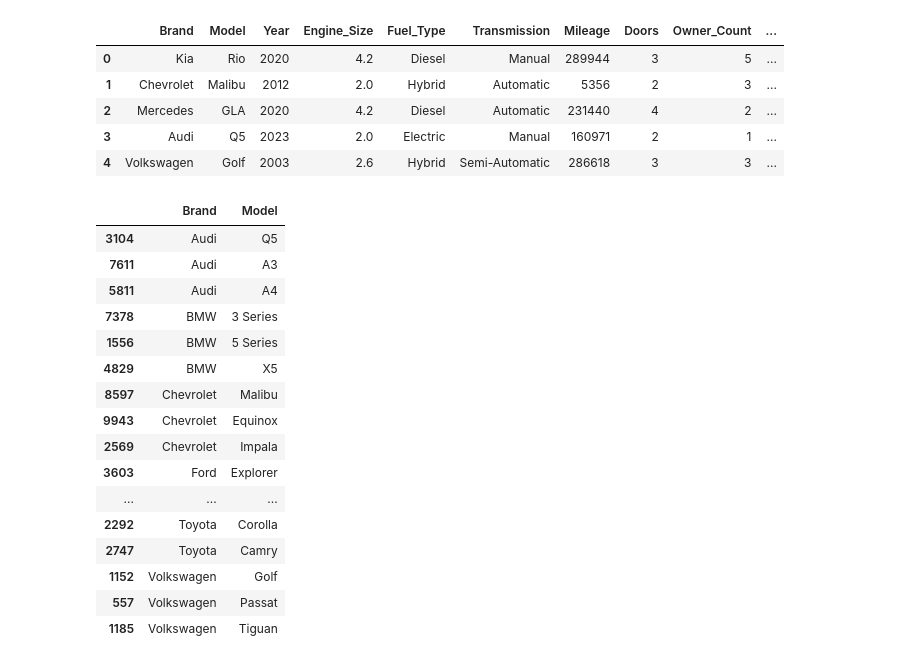
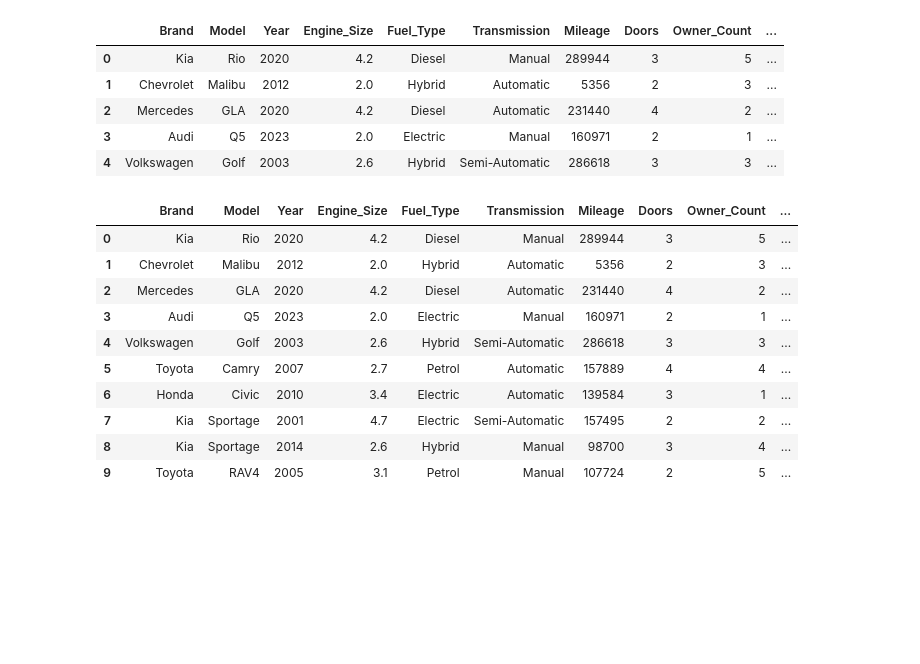
Before and after one commit to NickyNguyen1910/Thesis, a Jupyter notebook: main.ipynb, the cells around one changed output. Drawn from its saved outputs; the diff is of its cells as text; code cells hidden in the pictures; blank space fills up the shorter version.

```diff
--- a/main.ipynb
+++ b/main.ipynb
@@ -25,24 +28,42 @@ df_sorted_unique.to_csv('D:\Study-3rd(1st)\Thesis\Thesis\data\sorted.csv', index
-# %%
-df_sorted_unique.head(100)
-# %% [output]
-|  | Brand | Model |
-| 3104 | Audi | Q5 |
-| 7611 | Audi | A3 |
-| 5811 | Audi | A4 |
-| 7378 | BMW | 3 Series |
-| 1556 | BMW | 5 Series |
-| 4829 | BMW | X5 |
-| 8597 | Chevrolet | Malibu |
-| 9943 | Chevrolet | Equinox |
-| 2569 | Chevrolet | Impala |
-| 3603 | Ford | Explorer |
-| ... | ... | ... |
-| 2292 | Toyota | Corolla |
-| 2747 | Toyota | Camry |
-| 1152 | Volkswagen | Golf |
-| 557 | Volkswagen | Passat |
-| 1185 | Volkswagen | Tiguan |
 # %%
-#Encode
-# Audi:0 ; BMW:1 ; Chevrolet:2 ; Ford:3 ; Honda:4 ; Hyundai:5 ; Kia:6 : Mercedes:7 ; Toyota:8 ; Volkswagen:9
-# Q5:0 ; A3:1 ; A4:2 ; 3 Series:0 ; 5 Series:1 ; X5:2 ; Malibu:0 ; Equinox:1 ; Impala:2 ; Explorer:0 ; Focus:1 ; Fiesta:2 ; Accord:0 ; CR-V:1 ; Civic:2 ; Tucson:0 ; Elantra:1 ; Sonata:2 ; Sportage:0 ; Rio:1 ; Optima:2 ; GLA:0 ; C-Class:1 ; E-Class:2 ; RAV4:0 ;  Corolla:1 ; Camry:2 ; Golf:0 ;  Passat:1 ; Tiguan:2
+data = pd.read_csv("D:\Study-3rd(1st)\Thesis\Thesis\data\car_price_dataset (1).csv")
+
+brand_mapping = {
+    "Audi": 0, "BMW": 1, "Chevrolet": 2, "Ford": 3, "Honda": 4,
+    "Hyundai": 5, "Kia": 6, "Mercedes": 7, "Toyota": 8, "Volkswagen": 9
+}
+
+model_mapping = {
+    "Q5": 0, "A3": 1, "A4": 2, "3 Series": 0, "5 Series": 1, "X5": 2,
+    "Malibu": 0, "Equinox": 1, "Impala": 2, "Explorer": 0, "Focus": 1, "Fiesta": 2,
+    "Accord": 0, "CR-V": 1, "Civic": 2, "Tucson": 0, "Elantra": 1, "Sonata": 2,
+    "Sportage": 0, "Rio": 1, "Optima": 2, "GLA": 0, "C-Class": 1, "E-Class": 2,
+    "RAV4": 0, "Corolla": 1, "Camry": 2, "Golf": 0, "Passat": 1, "Tiguan": 2
+}
+
+fuel_type_mapping = {
+    "Electric": 0, "Diesel": 1, "Hybrid": 2, "Petrol": 3
+}
+
+transmission_mapping = {
+    "Manual": 0, "Automatic": 1, "Semi-Automatic": 2,
+}
+
+data["Brand_Encoded"] = data["Brand"].map(brand_mapping)
+data["Model_Encoded"] = data["Model"].map(model_mapping)
+data["Fuel_Type_Encoded"] = data["Model"].map(model_mapping)
+data["Transmission_Encoded"] = data["Model"].map(model_mapping)
+
+data.head(10)
+# %% [output]
+|  | Brand | Model | Year | Engine_Size | Fuel_Type | Transmission | Mileage | Doors | Owner_Count | ... |
+| 0 | Kia | Rio | 2020 | 4.2 | Diesel | Manual | 289944 | 3 | 5 | ... |
+| 1 | Chevrolet | Malibu | 2012 | 2.0 | Hybrid | Automatic | 5356 | 2 | 3 | ... |
+| 2 | Mercedes | GLA | 2020 | 4.2 | Diesel | Automatic | 231440 | 4 | 2 | ... |
+| 3 | Audi | Q5 | 2023 | 2.0 | Electric | Manual | 160971 | 2 | 1 | ... |
+| 4 | Volkswagen | Golf | 2003 | 2.6 | Hybrid | Semi-Automatic | 286618 | 3 | 3 | ... |
+| 5 | Toyota | Camry | 2007 | 2.7 | Petrol | Automatic | 157889 | 4 | 4 | ... |
+| 6 | Honda | Civic | 2010 | 3.4 | Electric | Automatic | 139584 | 3 | 1 | ... |
+| 7 | Kia | Sportage | 2001 | 4.7 | Electric | Semi-Automatic | 157495 | 2 | 2 | ... |
+| 8 | Kia | Sportage | 2014 | 2.6 | Hybrid | Manual | 98700 | 3 | 4 | ... |
+| 9 | Toyota | RAV4 | 2005 | 3.1 | Petrol | Manual | 107724 | 2 | 5 | ... |
```
Also changed, not shown: parts of 6 cells of this notebook.
